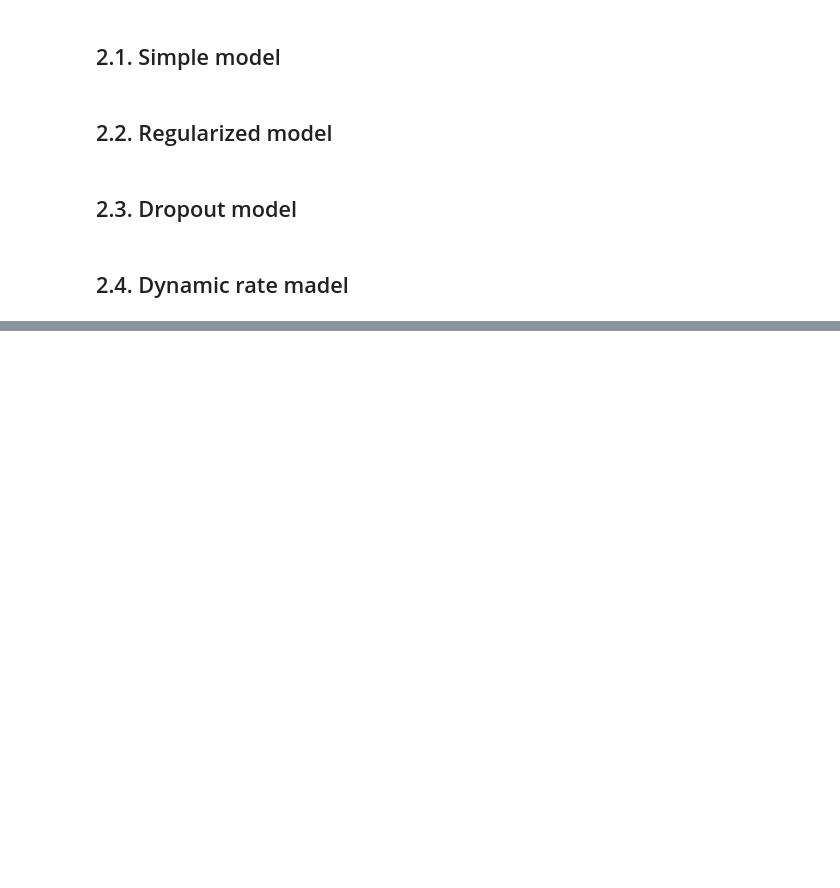
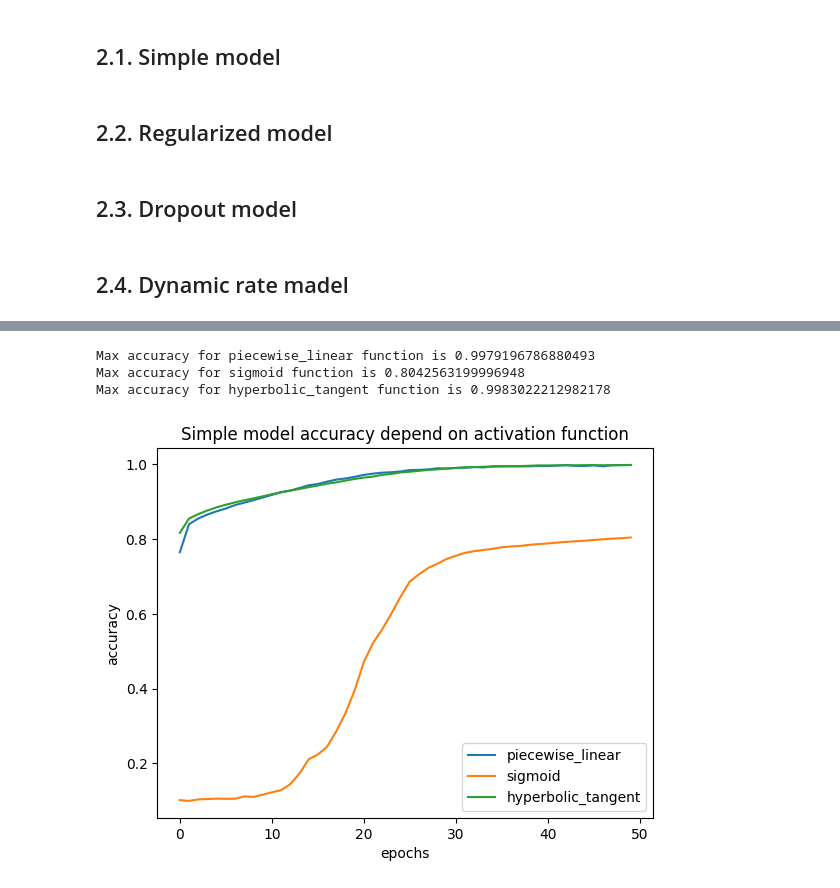
Before and after one commit to IgorChaikin/MO, a Jupyter notebook: LR2/neural_network.ipynb, the cells around one changed output, grey strips where cells are left out. Cells and saved outputs as stored; diff of their text form; code cells hidden in the pictures; blank space fills up the shorter version.

```diff
--- a/LR2/neural_network.ipynb
+++ b/LR2/neural_network.ipynb
@@ -287,6 +287,6 @@ def get_dynamic_rate_model_by_func_name(func_name):
 # %%
-def train_model(model, x, y):
-    history = model.fit(x, y, epochs=epochs)
+def train_model(model, x, y, epochs_count):
+    history = model.fit(x, y, epochs=epochs_count)
     return model, history
 
 
@@ -296,33 +308,30 @@ def test_model(model, x, y):
 # %%
 def validate_with_functions(create_func):
-    validation_sample_data = list(filter(lambda elem: elem['name'] == 'validation', samples_data_list))[0]
-    train_sample_data = list(filter(lambda elem: elem['name'] == 'train', samples_data_list))[0]
-
-    validation_x, validation_y = validation_sample_data['x'], validation_sample_data['y']
-    train_x, train_y = train_sample_data['x'], train_sample_data['y']
-
-    print(len(train_x))
-    print(len(train_x[0]))
-    print(len(train_y))
-    print()
-    print(len(validation_x))
-    print(len(validation_x[0]))
-    print(len(validation_y))
-
-    accur_to_model_map = {}
+    accur_to_func_map = {}
     histories = {}
 
     for func_name in activation_funcs.keys():
         model = create_func(func_name)
-        trained_model, history = train_model(model, train_x, train_y)
+        trained_model, history = train_model(model, train_x, train_y, epochs)
         accuracy, loss = test_model(trained_model, validation_x, validation_y)
-        accur_to_model_map[accuracy] = trained_model
+        accur_to_func_map[accuracy] = func_name
         histories[func_name] = history
 
-    best_accur = max(list(accur_to_model_map.keys()))
-    returned_model = accur_to_model_map[best_accur]
+    best_accur = max(list(accur_to_func_map.keys()))
+    returned_model = create_func(accur_to_func_map[best_accur])
 
     return returned_model, histories
+# %%
+def show_activation_funcs_plot(title, histories):
+    epochs_axis = [x for x in range(epochs)]
+    for key in activation_funcs.keys():
+        plt.plot(epochs_axis, histories[key].history['accuracy'], label=key)
+        print(f'Max accuracy for {key} function is {max(histories[key].history["accuracy"])}')
+    plt.title(title)
+    plt.xlabel('epochs')
+    plt.ylabel('accuracy')
+    plt.legend()
+    plt.show()
 # %%
 simple_model, histories = validate_with_functions(get_simple_model_by_func_name)
 # %% [output]
@@ -346,0 +355,7 @@ Epoch 50/50
+# %%
+show_activation_funcs_plot('Simple model accuracy depend on activation function', histories)
+# %% [output]
+Max accuracy for piecewise_linear function is 0.9979196786880493
+Max accuracy for sigmoid function is 0.8042563199996948
+Max accuracy for hyperbolic_tangent function is 0.9983022212982178
+[figure, added]
```
Also changed, not shown: parts of 17 cells of this notebook, 1 other file.
